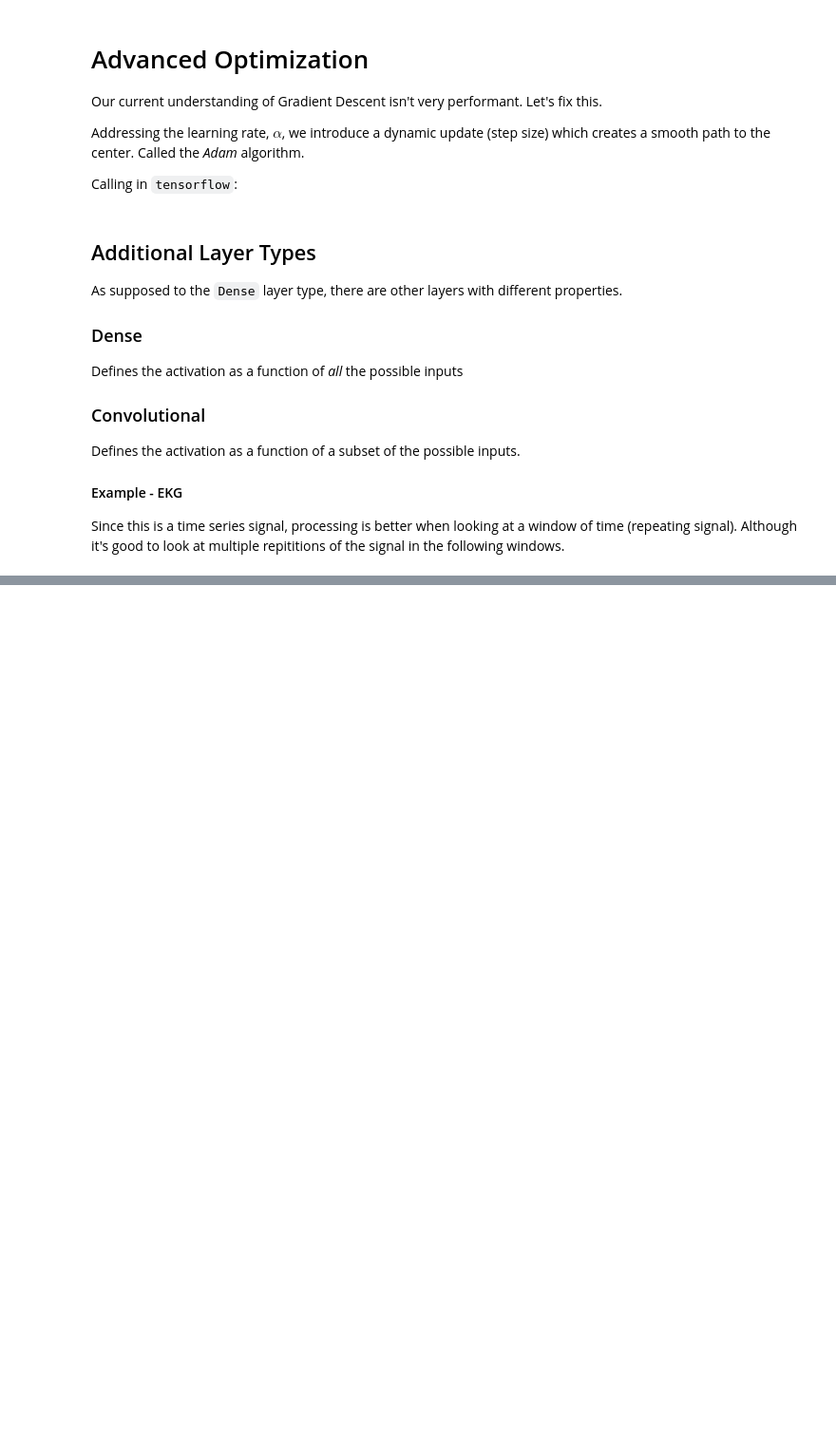
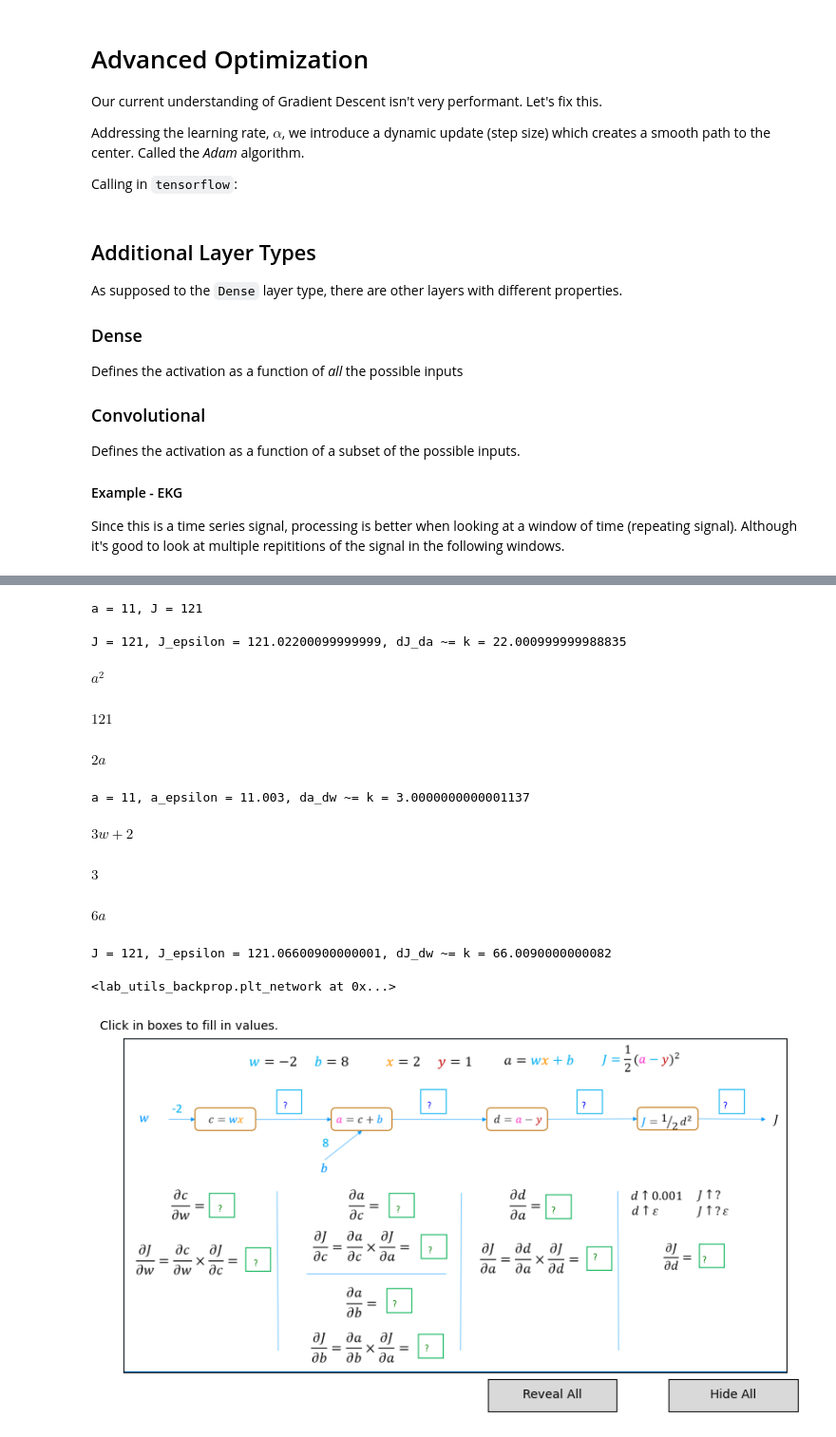
Before and after one commit to Nagillimi/machine-learning, a Jupyter notebook: 2-advanced-learning-algorithms/8-advanced-optimization.ipynb, the cells around one changed output, grey strips where cells are left out. Shown at 95% size. Saved outputs shown, nothing was run; the diff lists cells and outputs as text; code cells hidden in the pictures; blank space fills up the shorter version.

```diff
--- a/2-advanced-learning-algorithms/8-advanced-optimization.ipynb
+++ b/2-advanced-learning-algorithms/8-advanced-optimization.ipynb
@@ -43,0 +61,66 @@ Computes all the PDEs simulaetenously for the cost function via the computation
+# %%
+w = 3
+a = 2+3*w
+J = a**2
+print(f"a = {a}, J = {J}")
+# %% [output]
+a = 11, J = 121
+# %%
+a_epsilon = a + 0.001       # a epsilon
+J_epsilon = a_epsilon**2    # J_epsilon
+k = (J_epsilon - J)/0.001   # difference divided by epsilon
+print(f"J = {J}, J_epsilon = {J_epsilon}, dJ_da ~= k = {k} ")
+# %% [output]
+J = 121, J_epsilon = 121.02200099999999, dJ_da ~= k = 22.000999999988835
+# %%
+sw,sJ,sa = symbols('w,J,a')
+sJ = sa**2
+sJ
+# %% [output]
+$\displaystyle a^{2}$
+# %%
+sJ.subs([(sa,a)])
+# %% [output]
+$\displaystyle 121$
+# %%
+
+dJ_da = diff(sJ, sa)
+dJ_da
+# %% [output]
+$\displaystyle 2 a$
+# %%
+w_epsilon = w + 0.001       # a  plus a small value, epsilon
+a_epsilon = 2 + 3*w_epsilon
+k = (a_epsilon - a)/0.001   # difference divided by epsilon
+print(f"a = {a}, a_epsilon = {a_epsilon}, da_dw ~= k = {k} ")
+# %% [output]
+a = 11, a_epsilon = 11.003, da_dw ~= k = 3.0000000000001137
+# %%
+sa = 2 + 3*sw
+sa
+# %% [output]
+$\displaystyle 3 w + 2$
+# %%
+da_dw = diff(sa,sw)
+da_dw
+# %% [output]
+$\displaystyle 3$
+# %%
+dJ_dw = da_dw * dJ_da
+dJ_dw
+# %% [output]
+$\displaystyle 6 a$
+# %%
+w_epsilon = w + 0.001
+a_epsilon = 2 + 3*w_epsilon
+J_epsilon = a_epsilon**2
+k = (J_epsilon - J)/0.001   # difference divided by epsilon
+print(f"J = {J}, J_epsilon = {J_epsilon}, dJ_dw ~= k = {k} ")
+# %% [output]
+J = 121, J_epsilon = 121.06600900000001, dJ_dw ~= k = 66.0090000000082
+# %%
+plt.close("all")
+plt_network(config_nw1, "./images/C2_W2_BP_network1.PNG")
+# %% [output]
+<lab_utils_backprop.plt_network at 0x...>
+[figure, added]
```
Also changed, not shown: parts of 23 cells of this notebook, 12 other files.
